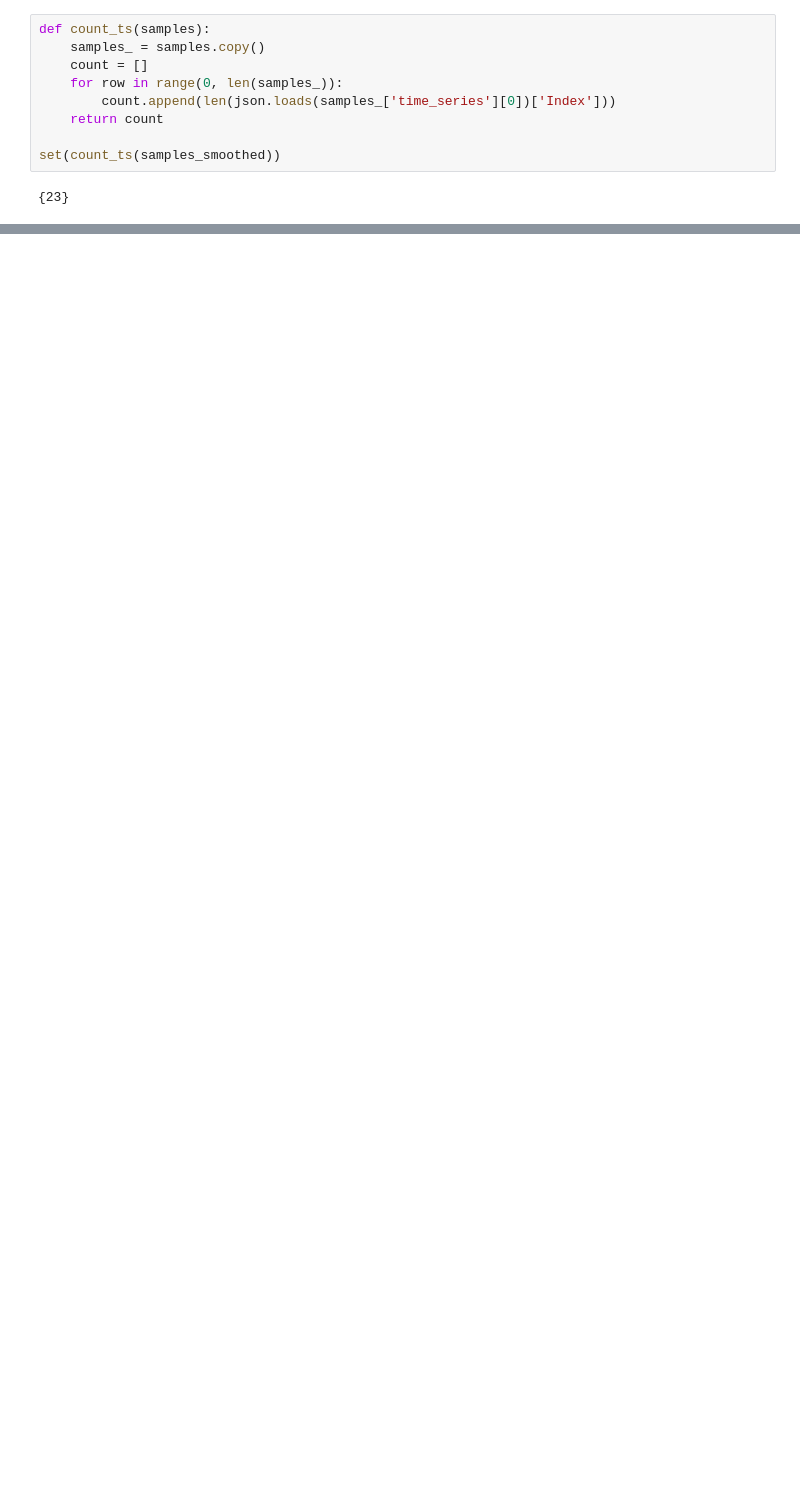
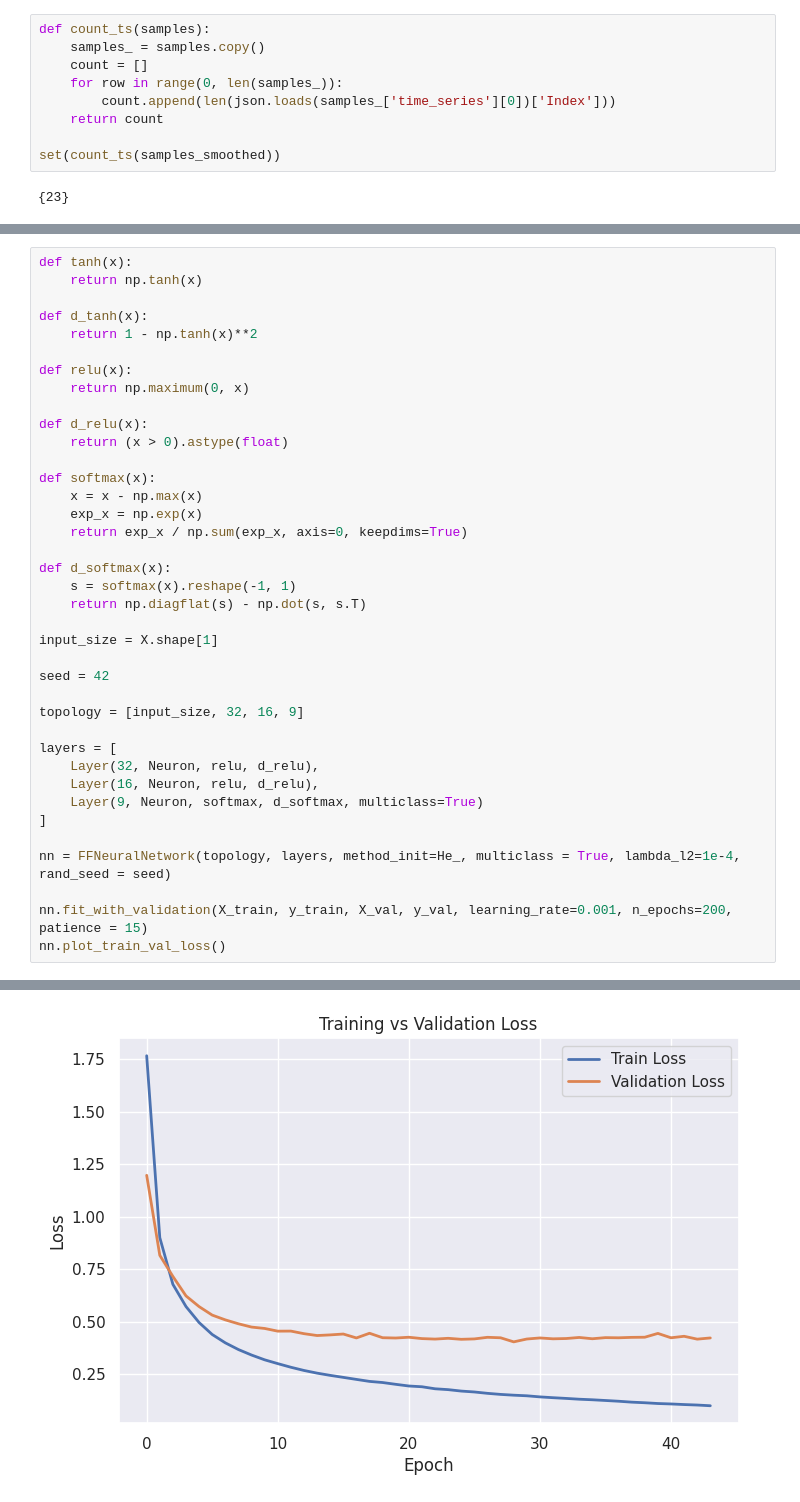
Before and after one commit to AbnerErnaniADSFatec/sbj_grad_neurocomputing_sources, a Jupyter notebook: trabalho_final/trabalho_final.ipynb, the cells around one changed output, grey strips where cells are left out. Cells and saved outputs as stored; diff of their text form; blank space fills up the shorter version.

```diff
--- a/trabalho_final/trabalho_final.ipynb
+++ b/trabalho_final/trabalho_final.ipynb
@@ -389,0 +530,39 @@ plot_distribution(samples=samples_smoothed)
+# %%
+def tanh(x):
+    return np.tanh(x)
+
+def d_tanh(x):
+    return 1 - np.tanh(x)**2
+
+def relu(x):
+    return np.maximum(0, x)
+
+def d_relu(x):
+    return (x > 0).astype(float)
+
+def softmax(x):
+    x = x - np.max(x)
+    exp_x = np.exp(x)
+    return exp_x / np.sum(exp_x, axis=0, keepdims=True)
+
+def d_softmax(x):
+    s = softmax(x).reshape(-1, 1)
+    return np.diagflat(s) - np.dot(s, s.T)
+
+input_size = X.shape[1]
+
+seed = 42
+
+topology = [input_size, 32, 16, 9]
+
+layers = [
+    Layer(32, Neuron, relu, d_relu),
+    Layer(16, Neuron, relu, d_relu),
+    Layer(9, Neuron, softmax, d_softmax, multiclass=True)
+]
+
+nn = FFNeuralNetwork(topology, layers, method_init=He_, multiclass = True, lambda_l2=1e-4, rand_seed = seed)
+
+nn.fit_with_validation(X_train, y_train, X_val, y_val, learning_rate=0.001, n_epochs=200, patience = 15)
+nn.plot_train_val_loss()
+# %% [output]
@@ -389,0 +573 @@ plot_distribution(samples=samples_smoothed)
+[figure, added]
```
Also changed, not shown: parts of 30 cells of this notebook, 11 other files.
